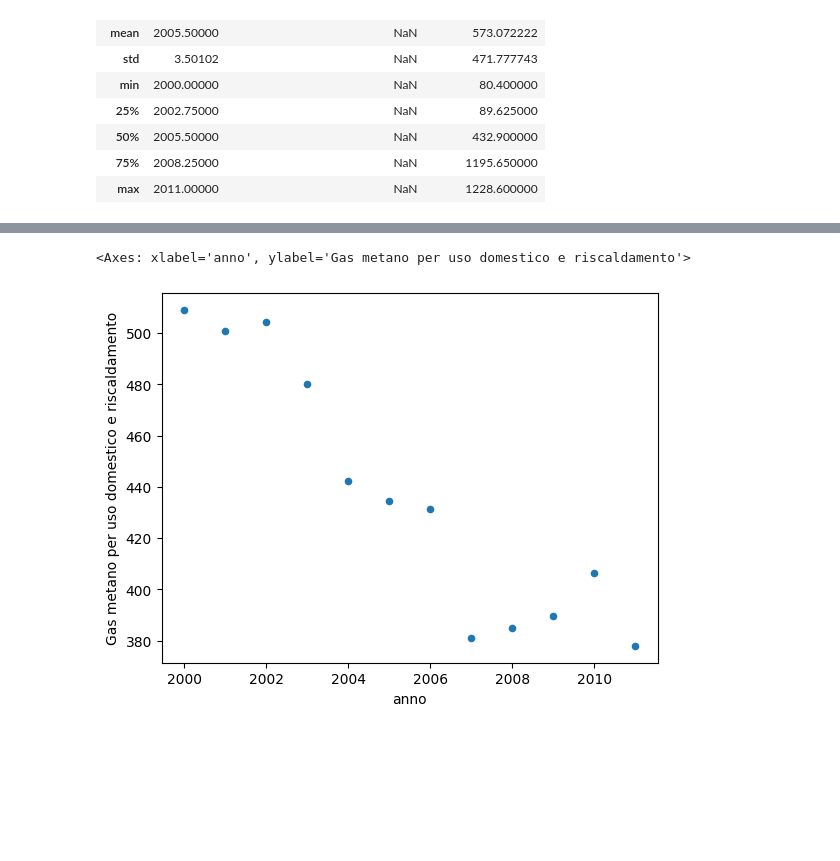
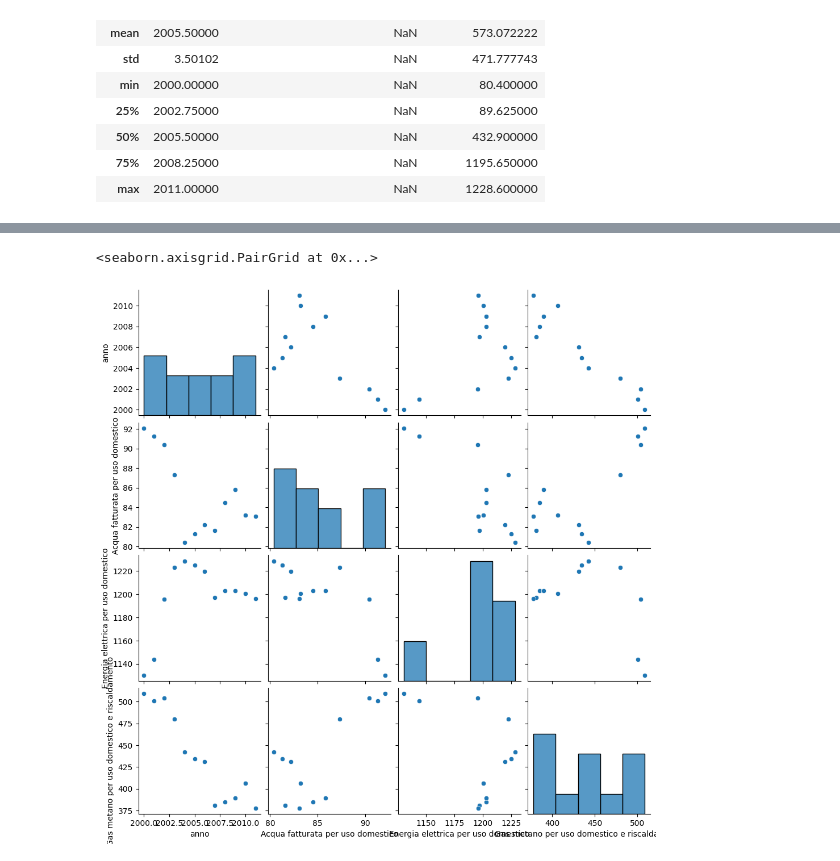
Before and after one commit to noiseOnTheNet/python-post023_jupyter_analitics, a Jupyter notebook: doc/Part_5.ipynb, the cells around one changed output, grey strips where cells are left out. Drawn from its saved outputs; the diff is of its cells as text; code cells hidden in the pictures; blank space fills up the shorter version.

```diff
--- a/doc/Part_5.ipynb
+++ b/doc/Part_5.ipynb
@@ -53,8 +57,9 @@ consumo2
 | 10 | 2010 | 83.2 | 1200.7 | 406.2 |
 | 11 | 2011 | 83.1 | 1196.1 | 377.9 |
 # %%
-consumo2.plot.scatter("anno","Gas metano per uso domestico e riscaldamento")
+import seaborn as sns
+sns.pairplot(consumo2)
 # %% [output]
-<Axes: xlabel='anno', ylabel='Gas metano per uso domestico e riscaldamento'>
+<seaborn.axisgrid.PairGrid at 0x...>
-[figure, old version]
+[figure, new version]
 # %%
```
Also changed, not shown: parts of 5 cells of this notebook, 2 other files.
